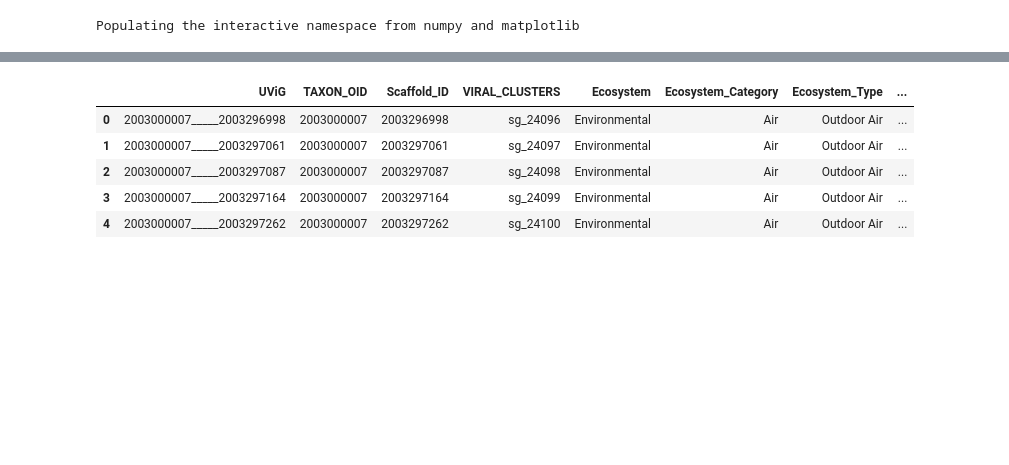
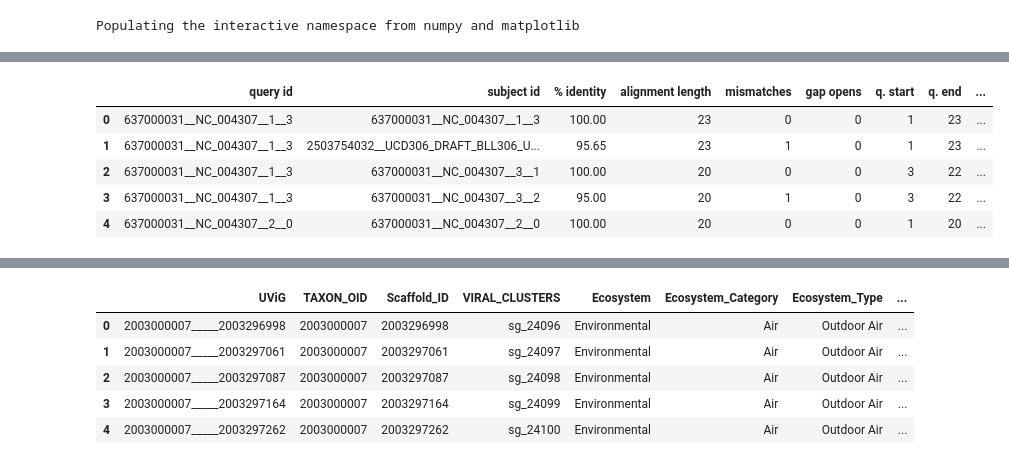
Before and after one commit to camillescott/viralnet, a Jupyter notebook: ViralNetworks.ipynb, the cells around one changed output, grey strips where cells are left out. Saved outputs shown, nothing was run; the diff lists cells and outputs as text; code cells hidden in the pictures; blank space fills up the shorter version.

```diff
--- a/ViralNetworks.ipynb
+++ b/ViralNetworks.ipynb
@@ -95,0 +196,12 @@ Populating the interactive namespace from numpy and matplotlib
+# %%
+df = pandas.read_csv( 'data/repeats_all_v_all.tsv', sep='\t', header=None, comment='#' )
+df.columns = [ field.strip() for field in open( 'data/repeats_all_v_all.tsv' ).readlines()[35][10:].split(',') ] + ['raw score']
+df = df.where( df['subject id'] != df['query id'] ).dropna() # drop self-alignments
+df.head()
+# %% [output]
+|  | query id | subject id | % identity | alignment length | mismatches | gap opens | q. start | q. end | ... |
+| 0 | 637000031__NC_004307__1__3 | 637000031__NC_004307__1__3 | 100.00 | 23 | 0 | 0 | 1 | 23 | ... |
+| 1 | 637000031__NC_004307__1__3 | 2503754032__UCD306_DRAFT_BLL306_U... | 95.65 | 23 | 1 | 0 | 1 | 23 | ... |
+| 2 | 637000031__NC_004307__1__3 | 637000031__NC_004307__3__1 | 100.00 | 20 | 0 | 0 | 3 | 22 | ... |
+| 3 | 637000031__NC_004307__1__3 | 637000031__NC_004307__3__2 | 95.00 | 20 | 1 | 0 | 3 | 22 | ... |
+| 4 | 637000031__NC_004307__2__0 | 637000031__NC_004307__2__0 | 100.00 | 20 | 0 | 0 | 1 | 20 | ... |
```
Also changed, not shown: parts of 10 cells of this notebook.
